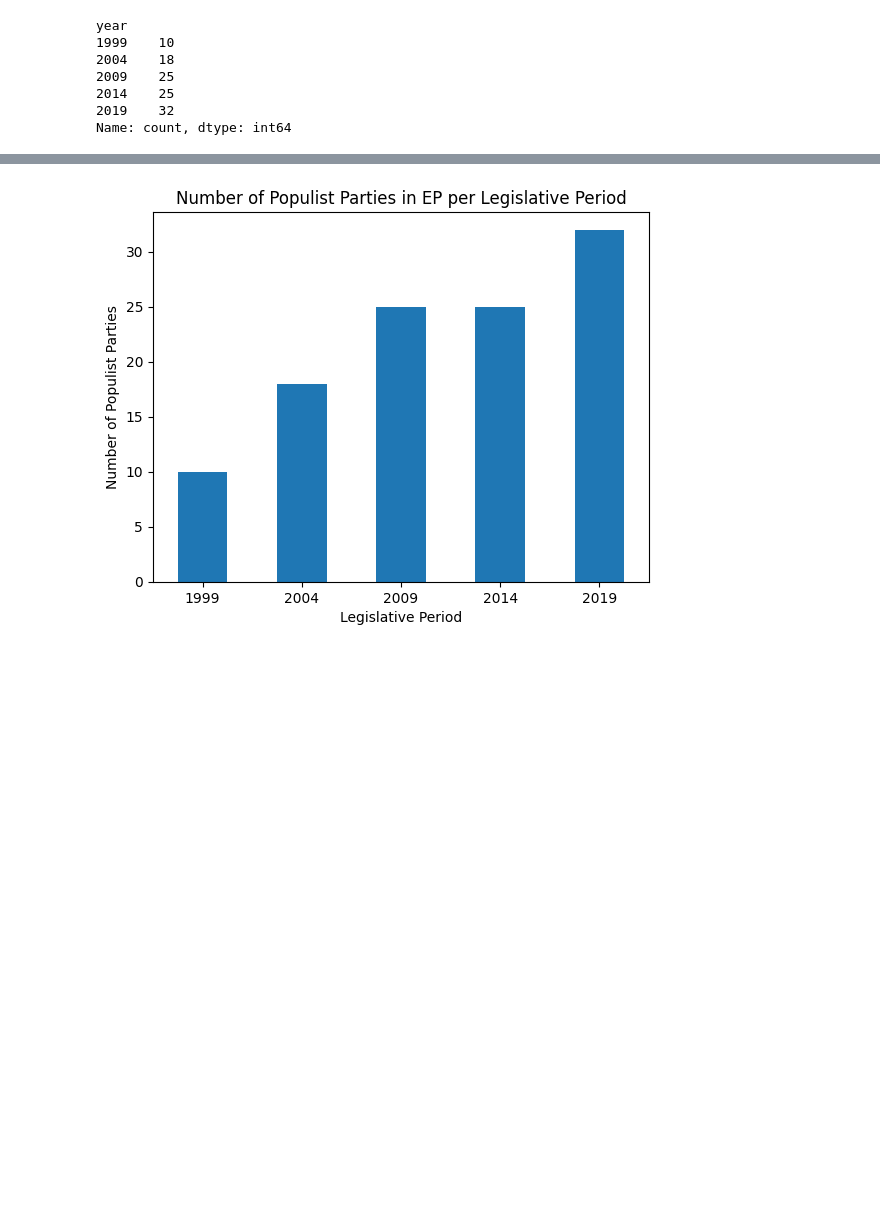
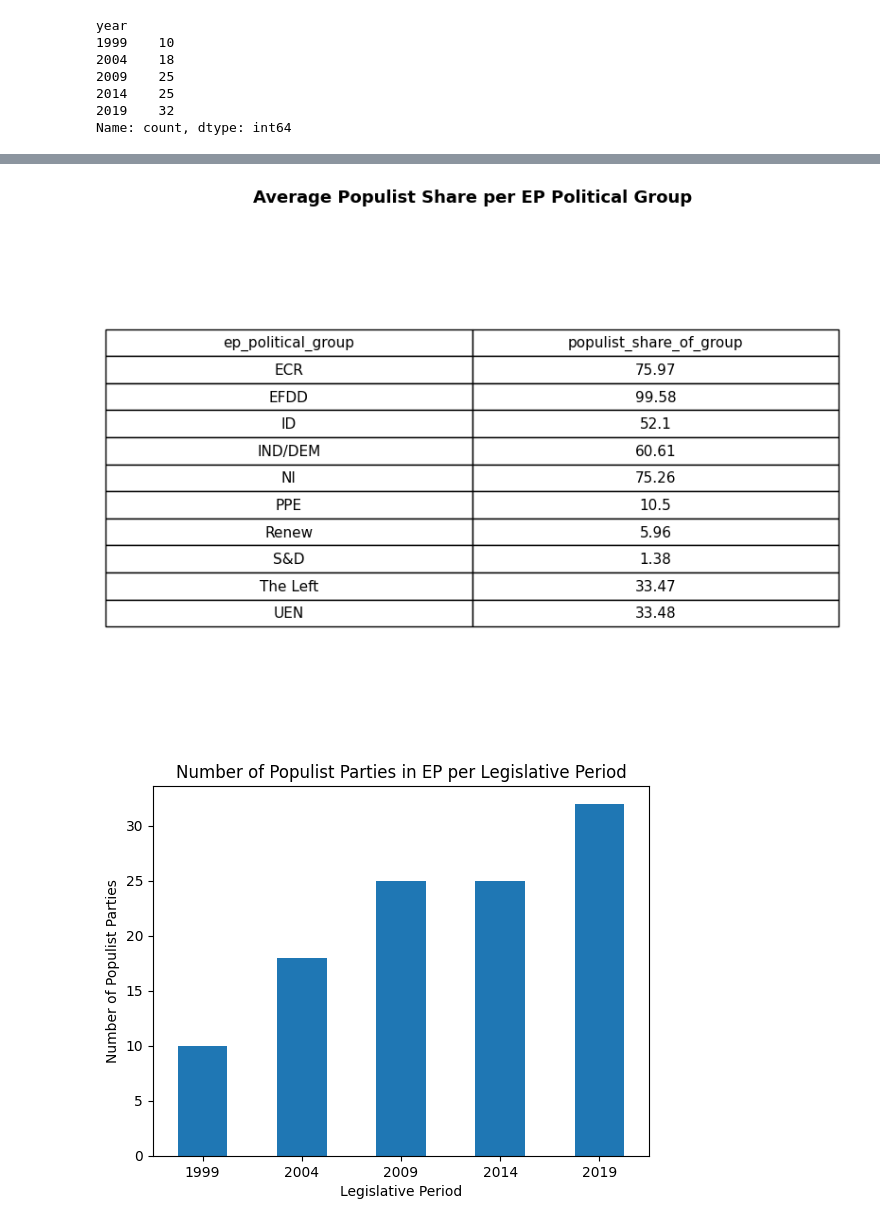
Before and after one commit to gransera/ep_populism_classification, a Jupyter notebook: notebooks/04_analysis_populist_groups.ipynb, the cells around one changed output, grey strips where cells are left out. Saved outputs shown, nothing was run; the diff lists cells and outputs as text; code cells hidden in the pictures; blank space fills up the shorter version.

```diff
--- a/notebooks/04_analysis_populist_groups.ipynb
+++ b/notebooks/04_analysis_populist_groups.ipynb
@@ -61,0 +84,14 @@ Name: count, dtype: int64
+# %%
+# Share of populist national parties within the EP political groups
+
+# Total populist seats per group per period
+populist_seats_group = populist_groups.groupby(['year', 'ep_political_group'])['seats'].sum().reset_index(name='populist_seats')
+
+# Total seats per group per period
+total_group_seats = populist_groups.groupby(['year', 'ep_political_group'])['total_group_seats'].first().reset_index()
+
+# Merge and calculate share
+seats_share_group = pd.merge(populist_seats_group, total_group_seats, on=['year', 'ep_political_group'])
+seats_share_group['populist_share_of_group'] = (seats_share_group['populist_seats'] / seats_share_group['total_group_seats']) * 100
+
+seats_share_group.head(20)
@@ -61,0 +116,3 @@ Name: count, dtype: int64
+# %%
+mean_share_per_group = seats_share_group.groupby('ep_political_group')['populist_share_of_group'].mean().reset_index()
+print(mean_share_per_group)
@@ -62,3 +131,24 @@ Name: count, dtype: int64
+# %%
+mean_share_per_group = mean_share_per_group.round(2)
+
+fig, ax = plt.subplots(figsize=(8, len(mean_share_per_group) * 0.5 + 1))
+ax.axis('off')
+table = ax.table(
+    cellText=mean_share_per_group.values,
+    colLabels=mean_share_per_group.columns,
+    cellLoc='center',
+    loc='center'
+)
+table.auto_set_font_size(False)
+table.set_fontsize(11)
+table.scale(1.2, 1.5)
+
+plt.title('Average Populist Share per EP Political Group', fontsize=13, fontweight='bold', pad=20)
+plt.tight_layout()
+plt.savefig('../outputs/tables/mean_populist_share_per_group.png', dpi=150, bbox_inches='tight')
+plt.show()
+# %% [output]
+[figure, added]
 # %%
 populist_groups['year'].value_counts().sort_index().plot(kind='bar')
 plt.title('Number of Populist Parties in EP per Legislative Period')
```
Also changed, not shown: parts of 6 cells of this notebook.
